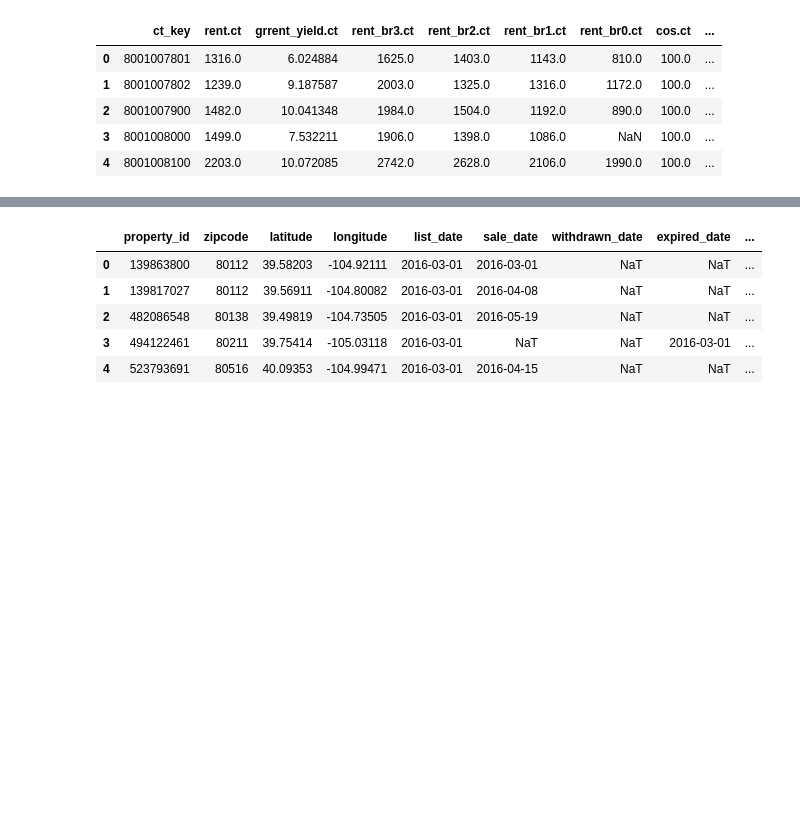
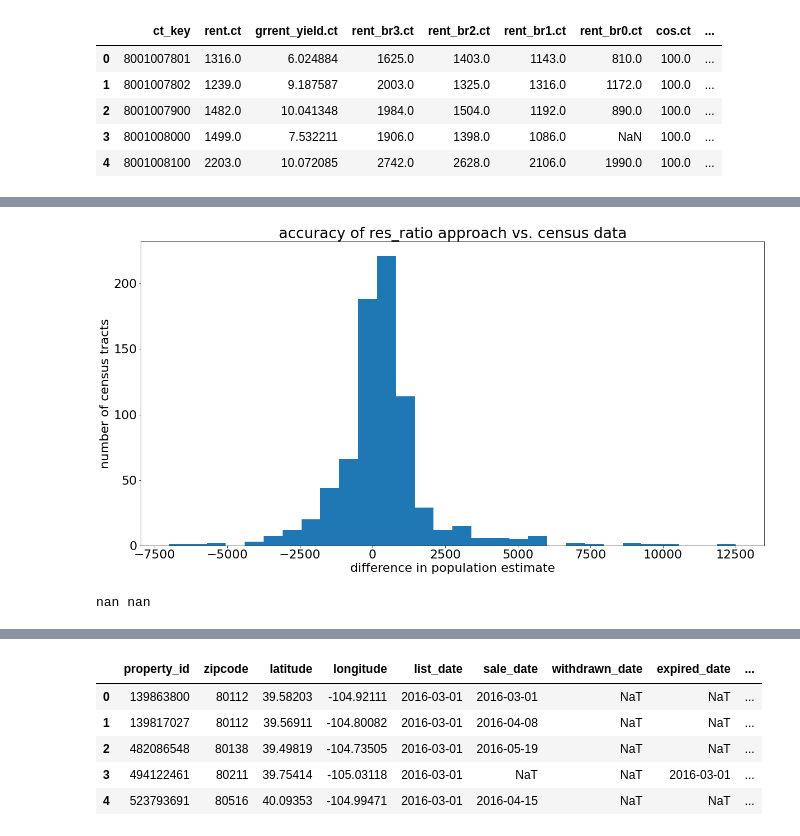
Before and after one commit to wijayajessica/Digital-Real-Estate-Index, a Jupyter notebook: zipcode_features/census_tract_features.ipynb, the cells around one changed output, grey strips where cells are left out. Cells and saved outputs as stored; diff of their text form; code cells hidden in the pictures; blank space fills up the shorter version.

```diff
--- a/zipcode_features/census_tract_features.ipynb
+++ b/zipcode_features/census_tract_features.ipynb
@@ -137,0 +147,5 @@ ct_stats_df.head()
+# %%
+def convert_to_ct_key(df):
+    df['id'] = [int(ct[-10:]) for ct in df['id']]
+    df.rename({'id': 'ct_key'}, inplace=True, axis=1)
+    return df
@@ -137,0 +196,2 @@ ct_stats_df.head()
+# %%
+different_population_df = pd.DataFrame(census_tract_population_list, columns=['ct_key', 'res_ratio_population'])
@@ -137,0 +207,9 @@ ct_stats_df.head()
+# %%
+# AGE AND SEX (2018: ACS 5-Year Estimates Subject Tables)
+# https://data.census.gov/cedsci/table?t=Populations%20and%20People&g=0400000US08.140000&tid=ACSST5Y2018.S0101&hidePreview=false
+age_demographics_df = pd.read_csv('census_tract/age_demographics.csv', header=1)
+age_demographics_df = convert_to_ct_key(age_demographics_df)
+age_demographics_df.rename({'Estimate!!Total!!Total population': 'age_census_population'}, axis=1, inplace=True)
+age_census_pop_df = age_demographics_df[['ct_key', 'age_census_population']]
+# %%
+different_population_df = different_population_df.merge(age_census_pop_df, on='ct_key', how='left')
@@ -137,0 +225,10 @@ ct_stats_df.head()
+# %%
+plt.figure(figsize=(20, 10))
+plt.hist(different_population_df['age_census_population'] - different_population_df['res_ratio_population'],
+         bins=30)
+plt.xlabel('difference in population estimate')
+plt.ylabel('number of census tracts')
+plt.title('accuracy of res_ratio approach vs. census data')
+plt.show()
+# %% [output]
+[figure, added]
@@ -137,0 +245,8 @@ ct_stats_df.head()
+# %%
+for _, row in different_population_df.iterrows():
+    age_pop = row['age_census_population']
+    race_pop = row['racial_census_population']
+    if age_pop != race_pop:
+        print(age_pop, race_pop)
+# %% [output]
+nan nan
```
Also changed, not shown: parts of 104 cells of this notebook.
